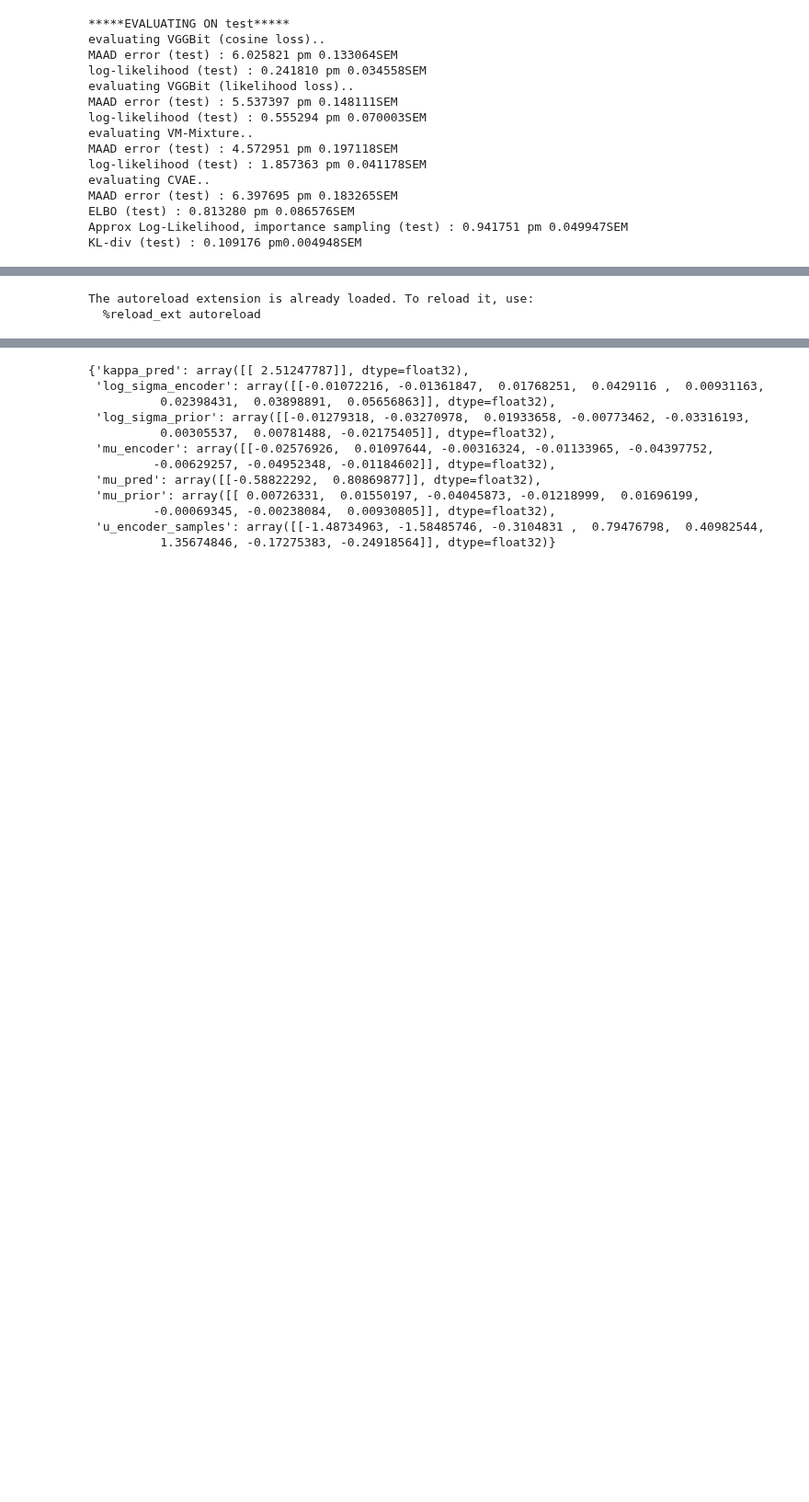
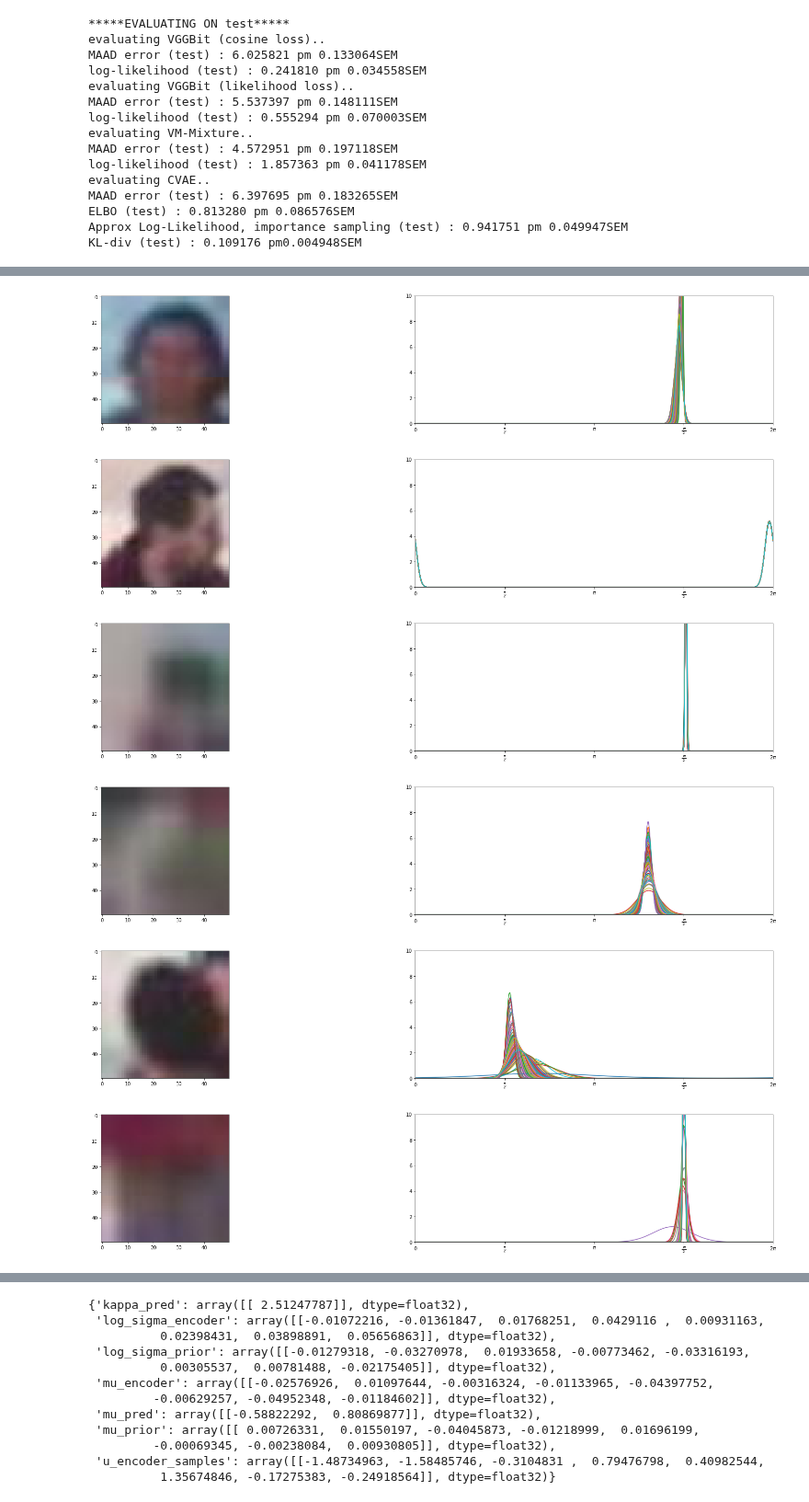
Before and after one commit to sergeyprokudin/BiternionNet, a Jupyter notebook: InferenceDemo.ipynb, the cells around one changed output, grey strips where cells are left out. Shown at 92% size. Saved outputs shown, nothing was run; the diff lists cells and outputs as text; code cells hidden in the pictures; blank space fills up the shorter version.

```diff
--- a/InferenceDemo.ipynb
+++ b/InferenceDemo.ipynb
@@ -118,7 +118,7 @@ frames = np.arange(starting_frame, starting_frame+n_frames)
 n_samples = 100
 xvals =  np.arange(0, 2*np.pi, 0.01)
 
-results = eval_all_models(xte[frames], yte_deg[frames], 'test', n_samples=n_samples)
+results = eval_all_models(xte[frames], yte_deg[frames], 'mini_test', n_samples=n_samples)
 
 pdfs_dict = {}
 
@@ -228,43 +228,24 @@ for fix, fid in enumerate(frames):
 [figure]
 [figure]
 ... (38 outputs left out)
-# %%
-import numpy as np
-import yaml
-import os
-from matplotlib import pyplot as plt
-%matplotlib inline
-%load_ext autoreload
-%autoreload
-
-from utils.load_datasets import load_dataset
-from models import vgg
-from models.cvae import CVAE
-from models.vgg_vmmix import BiternionVGGMixture
-
-from models.cvae import CVAE
-
-cvae_model = CVAE(image_height=image_height,
-                 image_width=image_width,
-                 n_channels=n_channels,
-                 **load_config(cvae_config_path))
-
-xvals =  np.arange(0, 2*np.pi, 0.1)
-cvae_samples_pdfs, cvae_acc_pdfs = cvae_model.pdf(xte[0:10], xvals, n_samples=5)
-# %% [output]
-The autoreload extension is already loaded. To reload it, use:
-  %reload_ext autoreload
 # %%
-n_samples = 20
+n_samples = 100
 n_frames = 10
 demo_frames = np.random.randint(0, len(xte), n_frames)
 x_demo = xte[demo_frames]
 
 cvae_samples_pdfs, cvae_acc_pdfs = cvae_model.pdf(x_demo, xvals, n_samples=n_samples)
 
 for fid in range(0, n_frames):
     fig, axs = plt.subplots(1, 2, figsize=(30, 5))
     for sid in range(0, n_samples):
         axs[0].imshow(x_demo[fid])
         plot_pdf(axs[1], xvals, cvae_samples_pdfs[fid, sid,:])
     fig.show()
+# %% [output]
+[figure, added]
+[figure, added]
+[figure, added]
+[figure, added]
+[figure, added]
+[figure, added]
```
Also changed, not shown: parts of 3 cells of this notebook, 6 other files.
